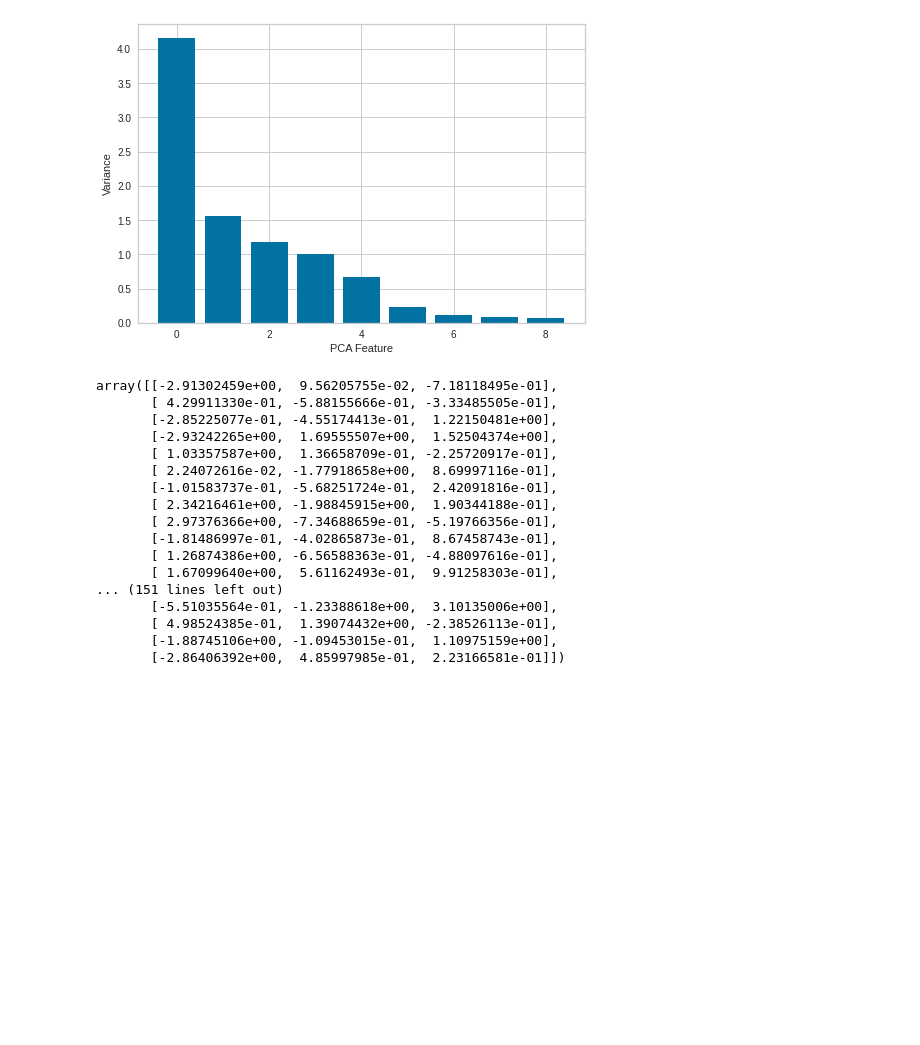
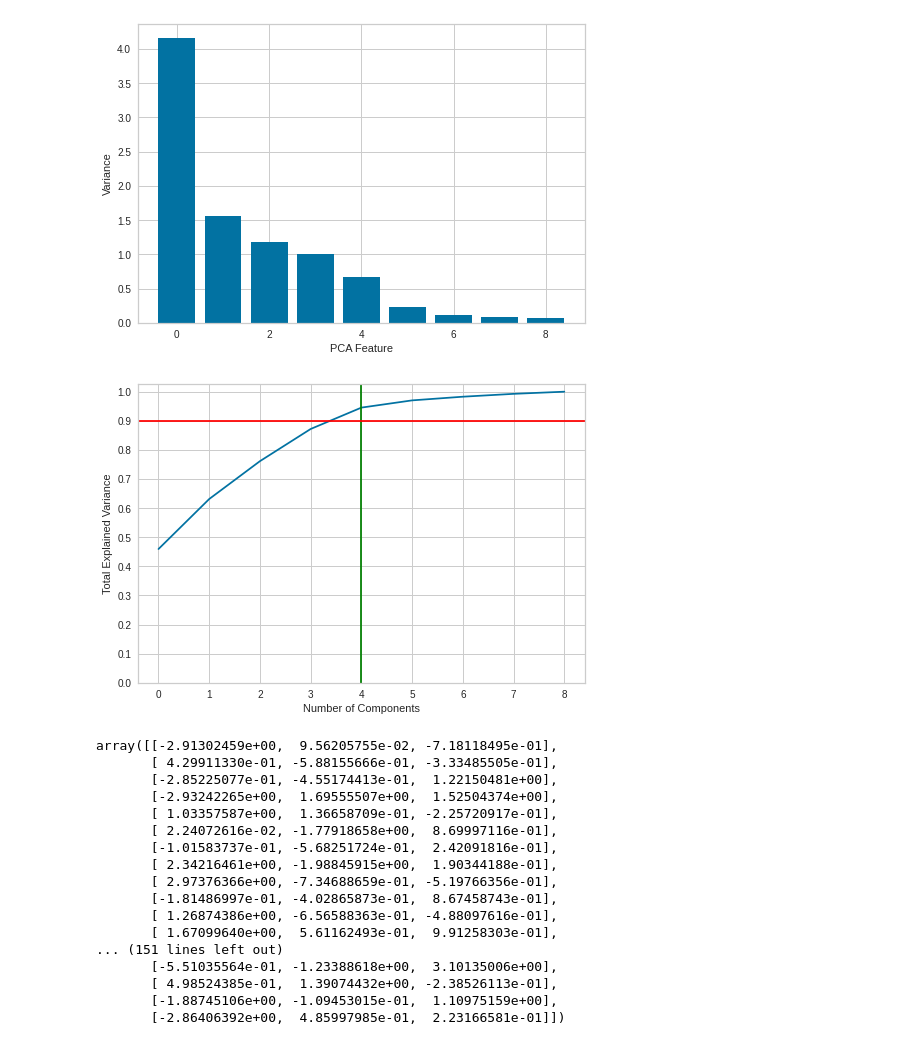
Before and after one commit to Pedro4010/Clusterizacao, a Jupyter notebook: Clusterizacaoo2.ipynb, the cells around one changed output. Saved outputs shown, nothing was run; the diff lists cells and outputs as text; code cells hidden in the pictures; blank space fills up the shorter version.

```diff
--- a/Clusterizacaoo2.ipynb
+++ b/Clusterizacaoo2.ipynb
@@ -337,6 +337,16 @@ plt.ylabel('Variance')
 plt.show()
 # %% [output]
 [figure]
+# %%
+plt.plot(np.cumsum(pca.explained_variance_ratio_))
+plt.xlabel('Number of Components')
+plt.ylabel('Total Explained Variance')
+plt.yticks(np.arange(0,1.1,0.1))
+plt.axvline(4,c='green')
+plt.axhline(0.9, c='red')
+plt.show()
+# %% [output]
+[figure, added]
 # %%
 pca = PCA(n_components=3)
 countries_pca = pca.fit_transform(countries_scaled)
```
Also changed, not shown: parts of 4 cells of this notebook.
